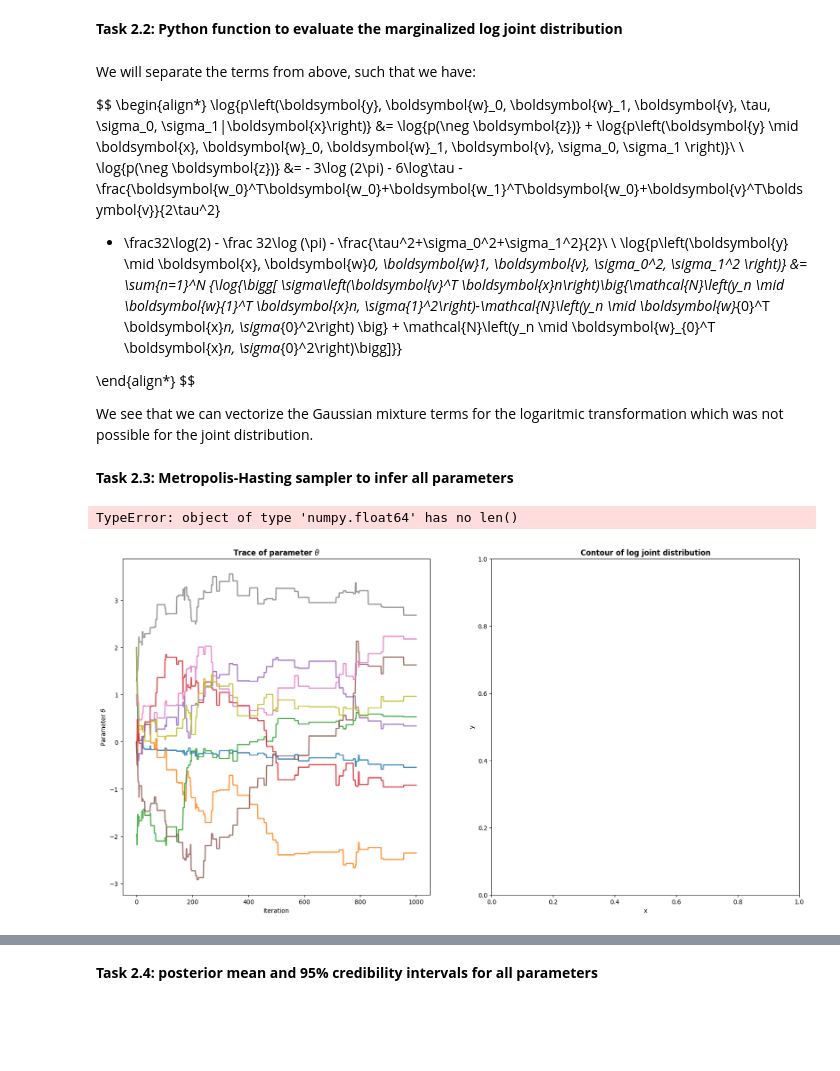
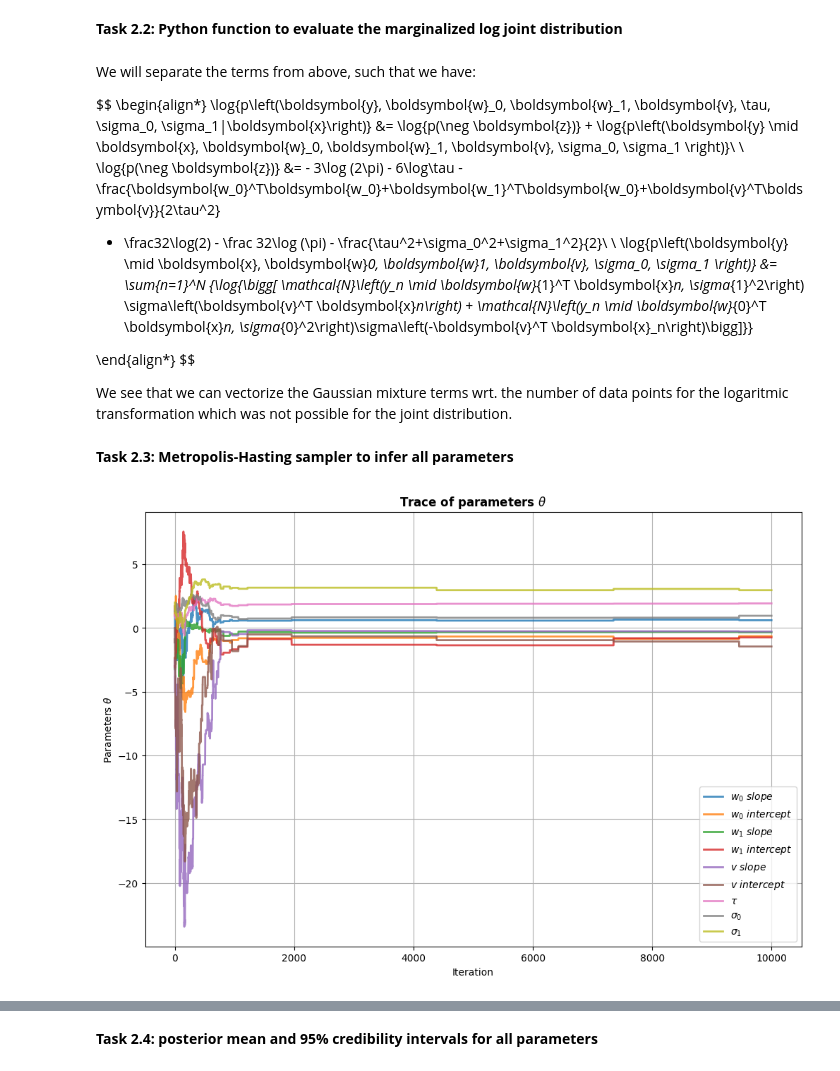
Before and after one commit to Ghjacobsen/BayesianML, a Jupyter notebook: Part2_assignment3.ipynb, the cells around one changed output, grey strips where cells are left out. Cells and saved outputs as stored; diff of their text form; code cells hidden in the pictures; blank space fills up the shorter version.

```diff
--- a/Part2_assignment3.ipynb
+++ b/Part2_assignment3.ipynb
@@ -13,5 +20,5 @@ x_data, y_data = data['x'], data['t']
 # %%
-design_matrix = lambda x: jnp.column_stack((jnp.atleast_1d(x), jnp.ones_like(jnp.atleast_1d(x))))
+design_matrix = lambda x: np.column_stack((x,np.ones(len(x))))
 # %% [markdown]
 ## Part 2: Regression modelling using mixture of experts
 # %% [markdown]
@@ -85,14 +90,14 @@ $$
 \log{p(\neg \boldsymbol{z})} &= - 3\log (2\pi) - 6\log\tau - \frac{\boldsymbol{w_0}^T\boldsymbol{w_0}+\boldsymbol{w_1}^T\boldsymbol{w_0}+\boldsymbol{v}^T\boldsymbol{v}}{2\tau^2}
 + \frac32\log(2) - \frac 32\log (\pi) - \frac{\tau^2+\sigma_0^2+\sigma_1^2}{2}\\
 \\
-\log{p\left(\boldsymbol{y} \mid \boldsymbol{x}, \boldsymbol{w}_0, \boldsymbol{w}_1, \boldsymbol{v}, \sigma_0^2, \sigma_1^2 \right)}
+\log{p\left(\boldsymbol{y} \mid \boldsymbol{x}, \boldsymbol{w}_0, \boldsymbol{w}_1, \boldsymbol{v}, \sigma_0, \sigma_1 \right)}
 &=
-\sum_{n=1}^N {\log{\bigg[ \sigma\left(\boldsymbol{v}^T \boldsymbol{x}_n\right)\big\{\mathcal{N}\left(y_n \mid \boldsymbol{w}_{1}^T \boldsymbol{x}_n, \sigma_{1}^2\right)-\mathcal{N}\left(y_n \mid \boldsymbol{w}_{0}^T \boldsymbol{x}_n, \sigma_{0}^2\right) \big\} + \mathcal{N}\left(y_n \mid \boldsymbol{w}_{0}^T \boldsymbol{x}_n, \sigma_{0}^2\right)\bigg]}}
+\sum_{n=1}^N {\log{\bigg[ \mathcal{N}\left(y_n \mid \boldsymbol{w}_{1}^T \boldsymbol{x}_n, \sigma_{1}^2\right) \sigma\left(\boldsymbol{v}^T \boldsymbol{x}_n\right) + \mathcal{N}\left(y_n \mid \boldsymbol{w}_{0}^T \boldsymbol{x}_n, \sigma_{0}^2\right)\sigma\left(-\boldsymbol{v}^T \boldsymbol{x}_n\right)\bigg]}}
 
 \end{align*}
 $$
 
-We see that we can vectorize the Gaussian mixture terms for the logaritmic transformation which was not possible for the joint distribution.
+We see that we can vectorize the Gaussian mixture terms wrt. the number of data points for the logaritmic transformation which was not possible for the joint distribution.
 # %%
 # theta = {w0, w1, v, tau, sigm0, sigma1}.flatten()
 # x = data
@@ -205,50 +195,39 @@ def MetH(log_target, num_params, step_size, num_iter, theta_init, seed=0):
 
     return jnp.array(theta_list), jnp.array(accept_list)
 # %%
-log_npdf = lambda x, mu, var: -0.5*(x-mu)**2/(var) - 0.5*jnp.log(2*jnp.pi*var)
 
 # specify number of parameters in the target distribution
 num_params = 9
 
 # target distribution = log joint distribution
 
-num_iterations = 1000
-warm_up = int(0.5*num_iterations)
-step_size = 0.2
+num_iterations = 10000
+
+w0w1v = 0.3
+
+# differential step size for each parameter
+step_size = jnp.array([w0w1v,w0w1v,w0w1v,w0w1v,1,1,0.1,0.1,0.1])
 
 # theta = {w0[0], w0[1], w1[0], w1[1], v[0], v[1], tau, sigm0, sigma1}
-theta_init = jnp.array([2,0,-2,0,0,0,1,1.3,2])
+theta_lab = [r'$w_0\ slope$', r'$w_0\ intercept$', r'$w_1\ slope$', r'$w_1\ intercept$',
+            r'$v\ slope$', r'$v\ intercept$', r'$\tau$', r'$\sigma_0$', r'$\sigma_1$']
+theta_init = jnp.array([1.7,1.7,-3,-3,-2.5,0,1,1.3,2])
 
 log_joint_func_theta = lambda theta: log_joint(x_data, y_data, theta)
 
 # run sampler
 thetas,acceptance = MetH(log_joint_func_theta, num_params, step_size, num_iterations, theta_init=theta_init, seed=0)
 
 # plot resutls
-xs = np.linspace(-8, 8, 1000)
-fig, axes = plt.subplots(1, 2, figsize=(20, 10))
+xs = np.linspace(-12, 12, 1000)
+fig, axes = plt.subplots(1, 1, figsize=(12, 8))
 for i in range(num_params):
-    axes[0].plot(thetas[:,i], alpha=0.8, linewidth=2)
-axes[0].set_xlabel('Iteration')
-axes[0].set_ylabel('Parameter $\\theta$')
-axes[0].set_title('Trace of parameter $\\theta$', fontweight='bold')
-
-# y_data,x_data meshgrid
-x_mesh, y_mesh = np.meshgrid(x_data, y_data)
-theta_mean = jnp.mean(thetas[warm_up:], axis=0)
-# plot contour of log joint distribution and data
-axes[1].set_title('Contour of log joint distribution', fontweight='bold')
-axes[1].set_xlabel('x')
-axes[1].set_ylabel('y')
-
-
-log_joint_func_data = lambda x, y: jnp.array([log_joint(xi, yi, theta_mean) for xi, yi in zip(x, y)])
-
-log_joint_grid = log_joint_func_data(x_mesh.ravel(), y_mesh.ravel()).reshape(x_mesh.shape)
-axes[1].contourf(x_mesh, y_mesh, log_joint_grid, levels=100, cmap='viridis', alpha=0.8)
-axes[1].scatter(x_data, y_data, c='red', s=10, alpha=0.5, label='Data')
-axes[1].legend()
+    axes.plot(thetas[:,i], alpha=0.8, linewidth=2,label=theta_lab[i])
+axes.set_xlabel('Iteration')
+axes.set_ylabel('Parameters $\\theta$')
+axes.set_title('Trace of parameters $\\theta$', fontweight='bold')
+axes.legend()
+axes.grid()
 plt.show()
 # %% [output]
-TypeError: object of type 'numpy.float64' has no len()
-[figure, old version]
+[figure, new version]
```
Also changed, not shown: parts of 9 cells of this notebook.
